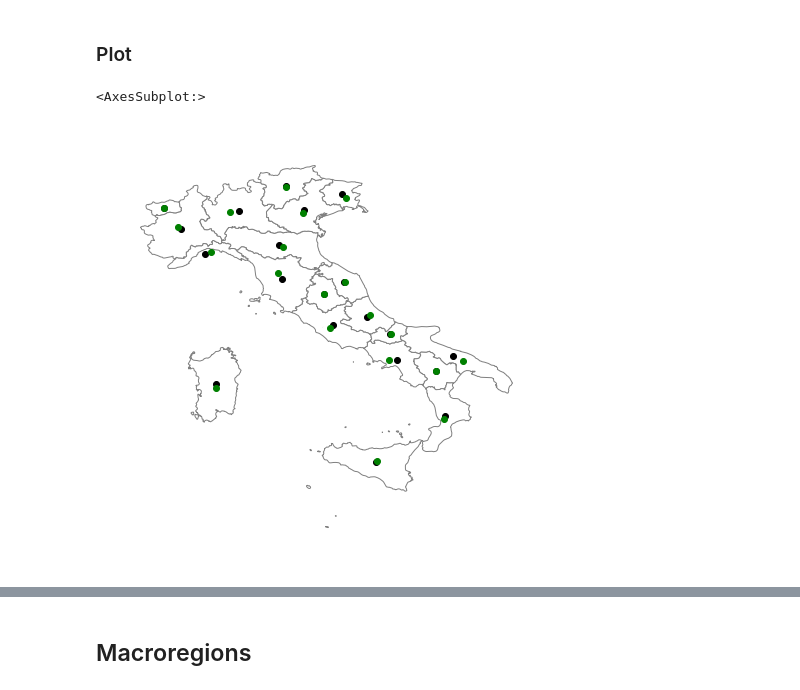
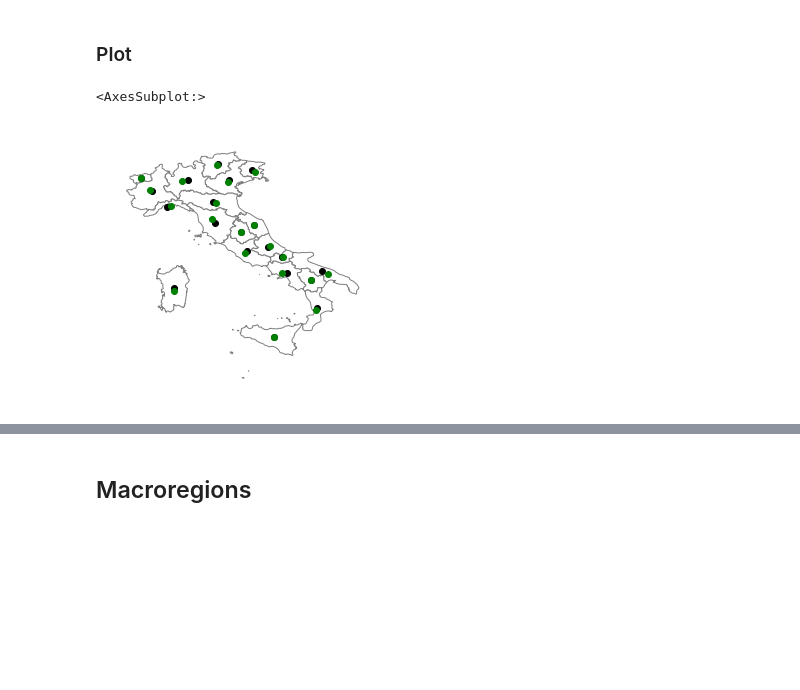
Before and after one commit to gregfeliu/Centroids_of_Italy, a Jupyter notebook: notebooks/3.Plotting_Centroids.ipynb, the cells around one changed output, grey strips where cells are left out. Cells and saved outputs as stored; diff of their text form; code cells hidden in the pictures; blank space fills up the shorter version.

```diff
--- a/notebooks/3.Plotting_Centroids.ipynb
+++ b/notebooks/3.Plotting_Centroids.ipynb
@@ -68,9 +69,9 @@ region_pop_weighted_gdf = gpd.GeoDataFrame(region_coord_sum)
 ### Plot
 # %%
 # green is population center while black is geo center
-ax12 = region_geo_centroids.plot(color='black', figsize=(8,8))
-region_pop_weighted_gdf.plot(figsize=(8,8), ax=ax12, color='green')
-gplt.polyplot(region_gemoetries, facecolor='white', edgecolor='grey', ax=ax12, figsize=(8,8))
+ax1 = region_geo_centroids.plot(color='black', figsize=(5,5))
+region_pop_weighted_gdf.plot(figsize=(5,5), ax=ax1, color='green')
+gplt.polyplot(region_gemoetries, facecolor='white', edgecolor='grey', ax=ax1, figsize=(5,5))
 # %% [output]
 <AxesSubplot:>
-[figure, old version]
+[figure, new version]
```
Also changed, not shown: parts of 9 cells of this notebook.
